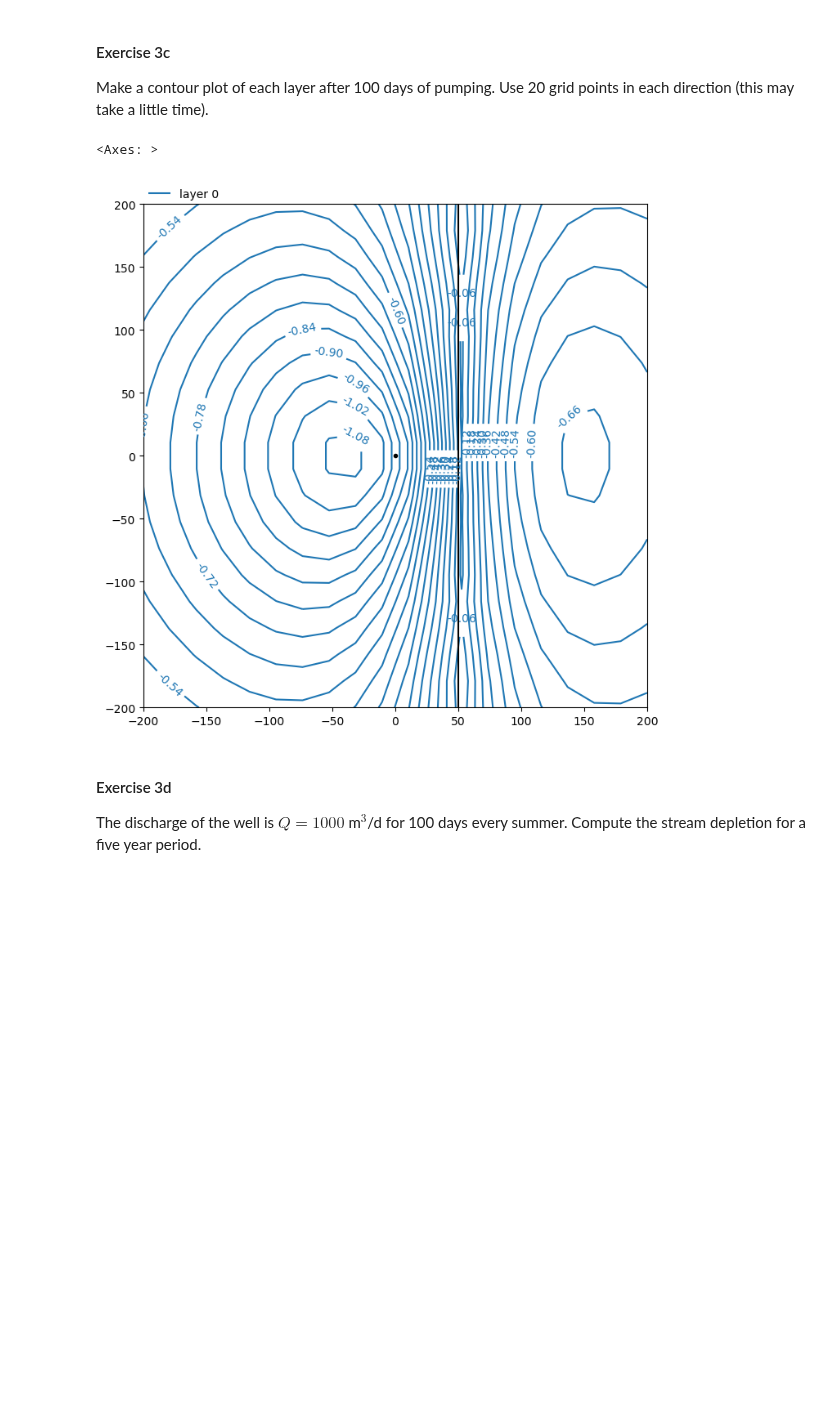
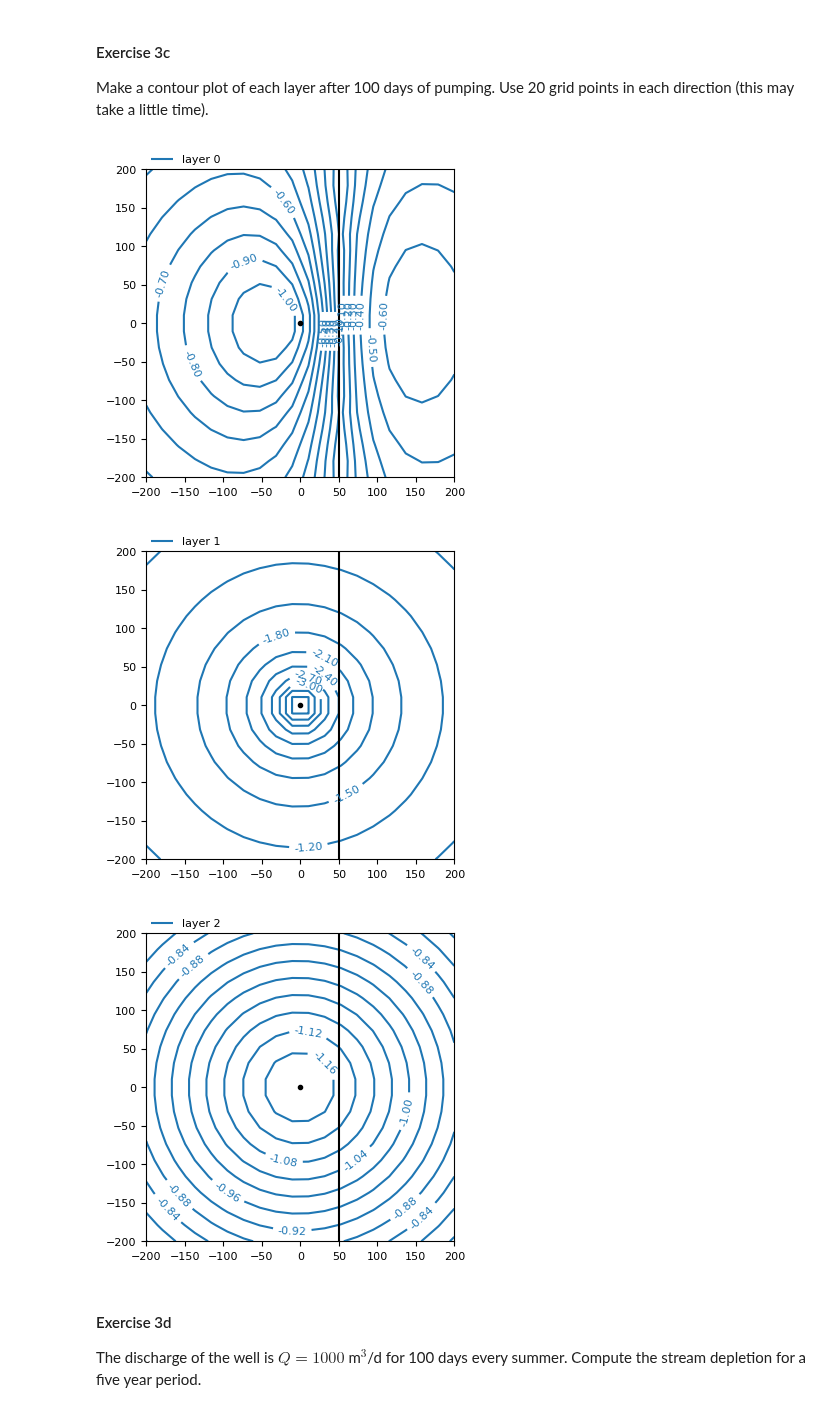
Before and after one commit to mbakker7/ttim, a Jupyter notebook: docs/03examples/line_sink_well_sol.ipynb, the cells around one changed output. Cells and saved outputs as stored; diff of their text form; code cells hidden in the pictures; blank space fills up the shorter version.

```diff
--- a/docs/03examples/line_sink_well_sol.ipynb
+++ b/docs/03examples/line_sink_well_sol.ipynb
@@ -5,6 +5,7 @@ import matplotlib.pyplot as plt
 import numpy as np
 
 import ttim
+plt.rcParams['font.size'] = 8.0
 # %% [markdown]
 Consider a well in the middle aquifer of a three aquifer system located at $(x,y)=(0,0)$. The well starts pumping at time $t=0$ at a discharge of $Q=1000$ m$^3$/d. Aquifer properties are the shown in table 3 (same as exercise 2). A stream runs North-South along the line $x=50$. The head along the stream is fixed.
 
@@ -69,20 +70,22 @@ Text(0.5, 0, 'time [days]')
 #### Exercise 3c
 Make a contour plot of each layer after 100 days of pumping. Use 20 grid points in each direction (this may take a little time).
 # %%
-ml.plots.contour(
-    win=[-200, 200, -200, 200],
-    ngr=[20, 20],
-    t=100,
-    layers=0,
-    levels=20,
-    color="C0",
-    labels="True",
-    decimals=2,
-    figsize=(8, 8),
-)
+for ilay in [0, 1, 2]:
+    ml.plots.contour(
+        win=[-200, 200, -200, 200],
+        ngr=[20, 20],
+        t=100,
+        layers=ilay,
+        levels=10,
+        color="C0",
+        labels=True,
+        decimals=2,
+        figsize=(4, 4),
+    );
 # %% [output]
-<Axes: >
-[figure, old version]
+[figure, new version]
+[figure, added]
+[figure, added]
 # %% [markdown]
 #### Exercise 3d
 The discharge of the well is $Q=1000$ m$^3$/d for 100 days every summer. Compute the stream depletion for a five year period.
```
Also changed, not shown: parts of 3 cells of this notebook, 1 other file.
